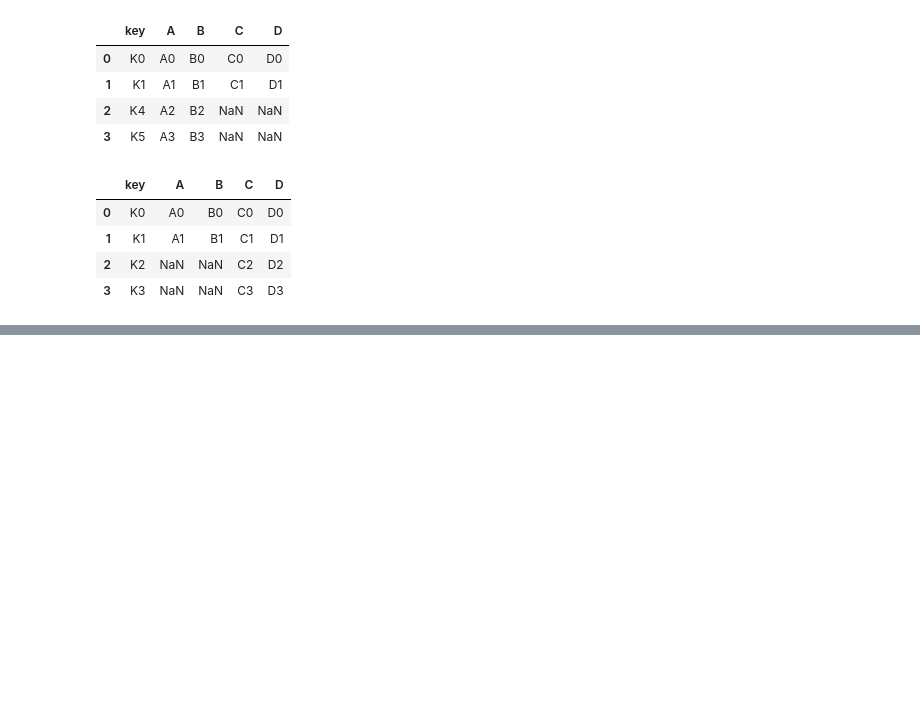
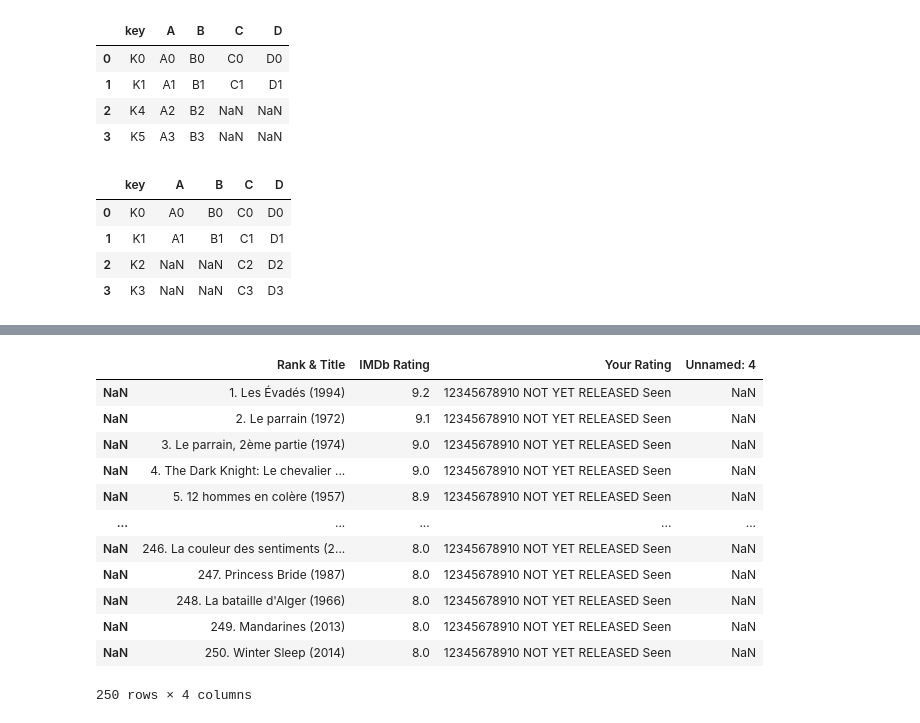
Before and after one commit to ceyhunsahin/PANDAS, a Jupyter notebook: calisma_ders.ipynb, the cells around one changed output, grey strips where cells are left out. Drawn from its saved outputs; the diff is of its cells as text; code cells hidden in the pictures; blank space fills up the shorter version.

Commit message:
work on pandas-3

```diff
--- a/calisma_ders.ipynb
+++ b/calisma_ders.ipynb
@@ -2798,0 +2860,4 @@ pd.merge(left, right, how = "right", on = 'key')
+# %%
+import pandas as pd
+df3 = pd.read_html("https://www.imdb.com/chart/top/",index_col = 0)
+df3
@@ -2798,0 +2882,16 @@ pd.merge(left, right, how = "right", on = 'key')
+# %%
+df3[0]
+# %% [output]
+|  | Rank & Title | IMDb Rating | Your Rating | Unnamed: 4 |
+| NaN | 1. Les Évadés (1994) | 9.2 | 12345678910 NOT YET RELEASED Seen | NaN |
+| NaN | 2. Le parrain (1972) | 9.1 | 12345678910 NOT YET RELEASED Seen | NaN |
+| NaN | 3. Le parrain, 2ème partie (1974) | 9.0 | 12345678910 NOT YET RELEASED Seen | NaN |
+| NaN | 4. The Dark Knight: Le chevalier ... | 9.0 | 12345678910 NOT YET RELEASED Seen | NaN |
+| NaN | 5. 12 hommes en colère (1957) | 8.9 | 12345678910 NOT YET RELEASED Seen | NaN |
+| ... | ... | ... | ... | ... |
+| NaN | 246. La couleur des sentiments (2... | 8.0 | 12345678910 NOT YET RELEASED Seen | NaN |
+| NaN | 247. Princess Bride (1987) | 8.0 | 12345678910 NOT YET RELEASED Seen | NaN |
+| NaN | 248. La bataille d'Alger (1966) | 8.0 | 12345678910 NOT YET RELEASED Seen | NaN |
+| NaN | 249. Mandarines (2013) | 8.0 | 12345678910 NOT YET RELEASED Seen | NaN |
+| NaN | 250. Winter Sleep (2014) | 8.0 | 12345678910 NOT YET RELEASED Seen | NaN |
+250 rows × 4 columns
```
Also changed, not shown: parts of 25 cells of this notebook, 2 other files.
